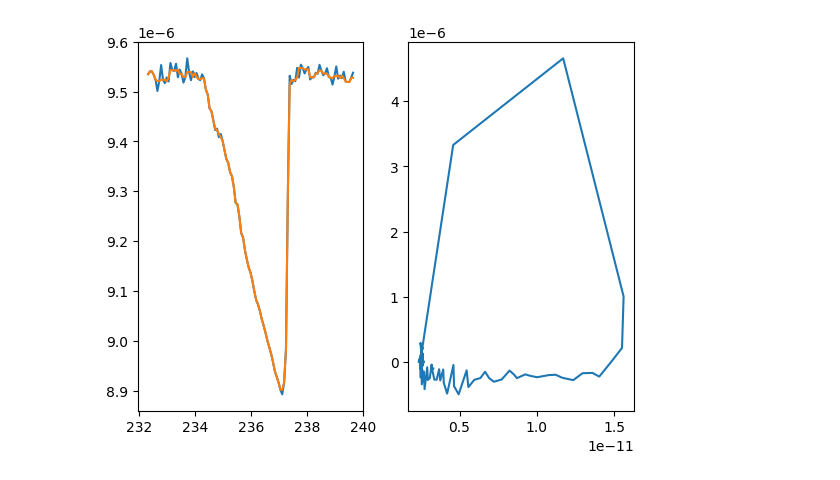
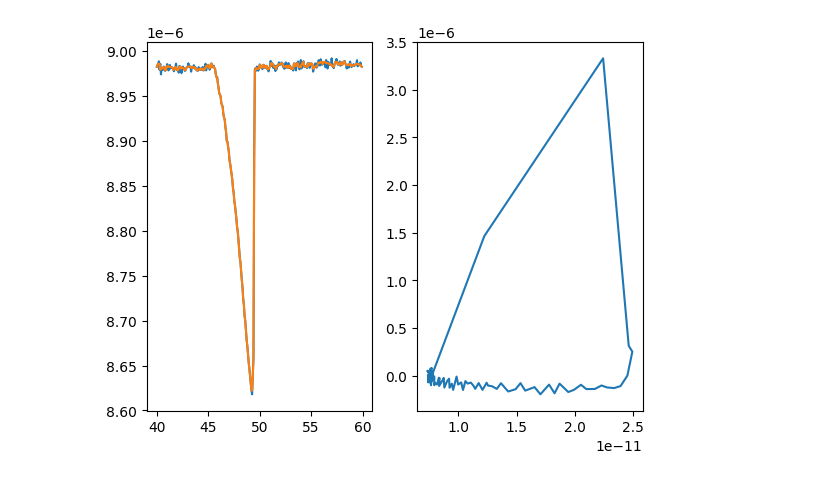
Before and after one commit to sjcross/kymotools, a Jupyter notebook: examplenotebooks/kymos/analysis/EstimatingContourLength.ipynb, the cells around one changed output. Drawn from its saved outputs; the diff is of its cells as text; code cells hidden in the pictures.

Commit message:
Switched to general Trace class
This will be used for all trace-related operations.  Added methods for extracting time windows.  Started adding force event fitting method.

```diff
--- a/examplenotebooks/kymos/analysis/EstimatingContourLength.ipynb
+++ b/examplenotebooks/kymos/analysis/EstimatingContourLength.ipynb
@@ -28,5 +19,16 @@ dist_m = d.loc[idx]['Distance 1 (um)']*1E-6
+# %%
+h5_file = pylake.File(fpath)
+
+time_ns = h5_file['Force LF']['Trap 2'].timestamps
+time_s = (time_ns - time_ns[0])*1E-9
+force_N = h5_file['Force LF']['Trap 2'].data*1E-12
+dist_m = h5_file['Distance']['Distance 1'].data*1E-6
+
+trace = Trace(time=time_s,force=force_N,distance=dist_m)
+# %%
+# Getting trace just around force event of interest
+trace_window = trace.extract_time_window(time_start=40,time_end=60)
 # %%
 # Estimate contour length from distance and force
-fd = FDCurve(force_N,dist_m)
-L = fd.estimate_contour_length(T=293,P=51.35E-9)
+L = trace_window.estimate_contour_length(T=293,P=51.35E-9)
 # %%
@@ -39,19 +41,21 @@ win_w_f = win_w_f + 1 if win_w_f % 2 == 0 else win_w_f
 L_filt = medfilt(L,win_w_f)
 # %%
 # Getting instantaneous rate of change of contour length
-dLdt = np.diff(L_filt)/np.diff(time_s)
+dLdt = np.diff(L_filt)/np.diff(trace_window.get_time())
 # %%
 # Plotting
+win_time_s = trace_window.get_time()
+win_force_N = trace_window.get_force()
 
 # Estimated contour length vs time
 plt.subplot(1,2,1)
-plt.plot(time_s,L)
-plt.plot(time_s,L_filt)
+plt.plot(win_time_s,L)
+plt.plot(win_time_s,L_filt)
 
 # Instantaneous rate
 plt.subplot(1,2,2)
-plt.plot(force_N[:-1],dLdt)
+plt.plot(win_force_N[:-1],dLdt)
 
 plt.show()
 # %% [output]
-[figure, old version]
+[figure, new version]
```
Also changed, not shown: parts of 4 cells of this notebook, 3 other files.
